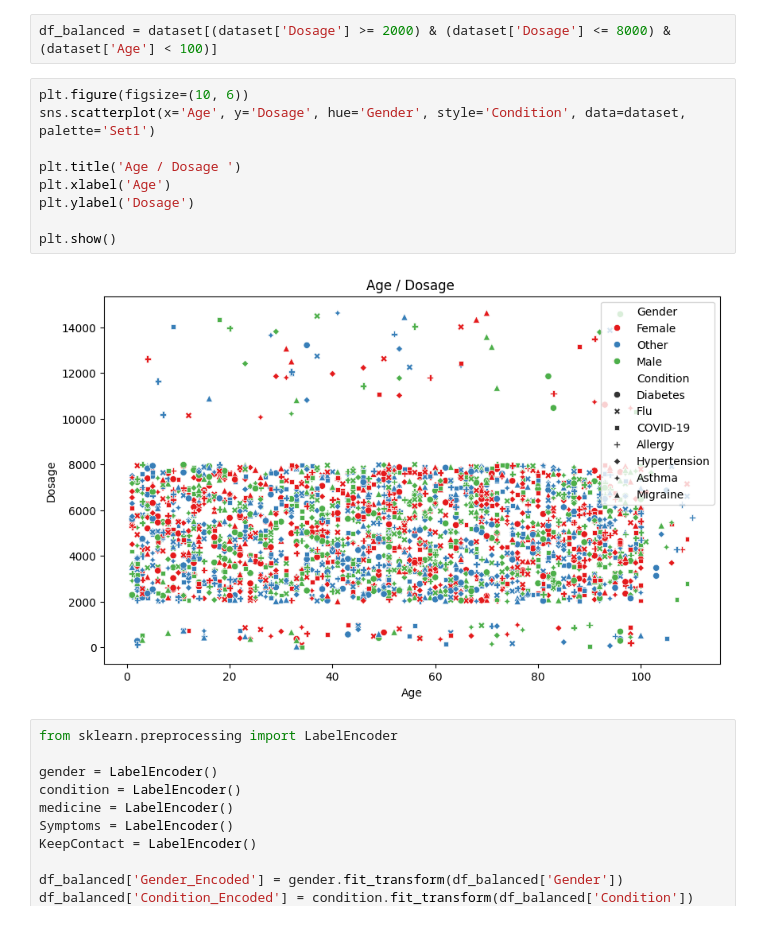
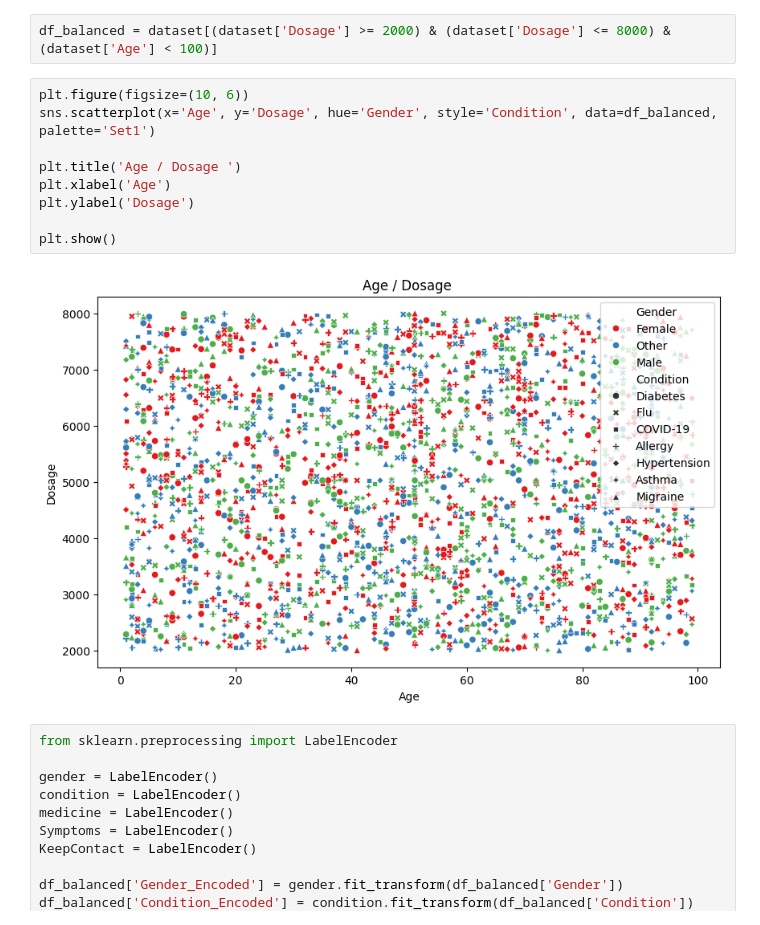
Before and after one commit to ronanparkinson/PMLA2dataset, a Jupyter notebook: FeatureSelectionPreProcessing.ipynb, the cells around one changed output. Cells and saved outputs as stored; diff of their text form.

```diff
--- a/FeatureSelectionPreProcessing.ipynb
+++ b/FeatureSelectionPreProcessing.ipynb
@@ -88,15 +88,15 @@ plt.show()
 df_balanced = dataset[(dataset['Dosage'] >= 2000) & (dataset['Dosage'] <= 8000) & (dataset['Age'] < 100)]
 # %%
 plt.figure(figsize=(10, 6))
-sns.scatterplot(x='Age', y='Dosage', hue='Gender', style='Condition', data=dataset, palette='Set1')
+sns.scatterplot(x='Age', y='Dosage', hue='Gender', style='Condition', data=df_balanced, palette='Set1')
 
 plt.title('Age / Dosage ')
 plt.xlabel('Age')
 plt.ylabel('Dosage')
 
 plt.show()
 # %% [output]
-[figure, old version]
+[figure, new version]
 # %%
 from sklearn.preprocessing import LabelEncoder
 
```
